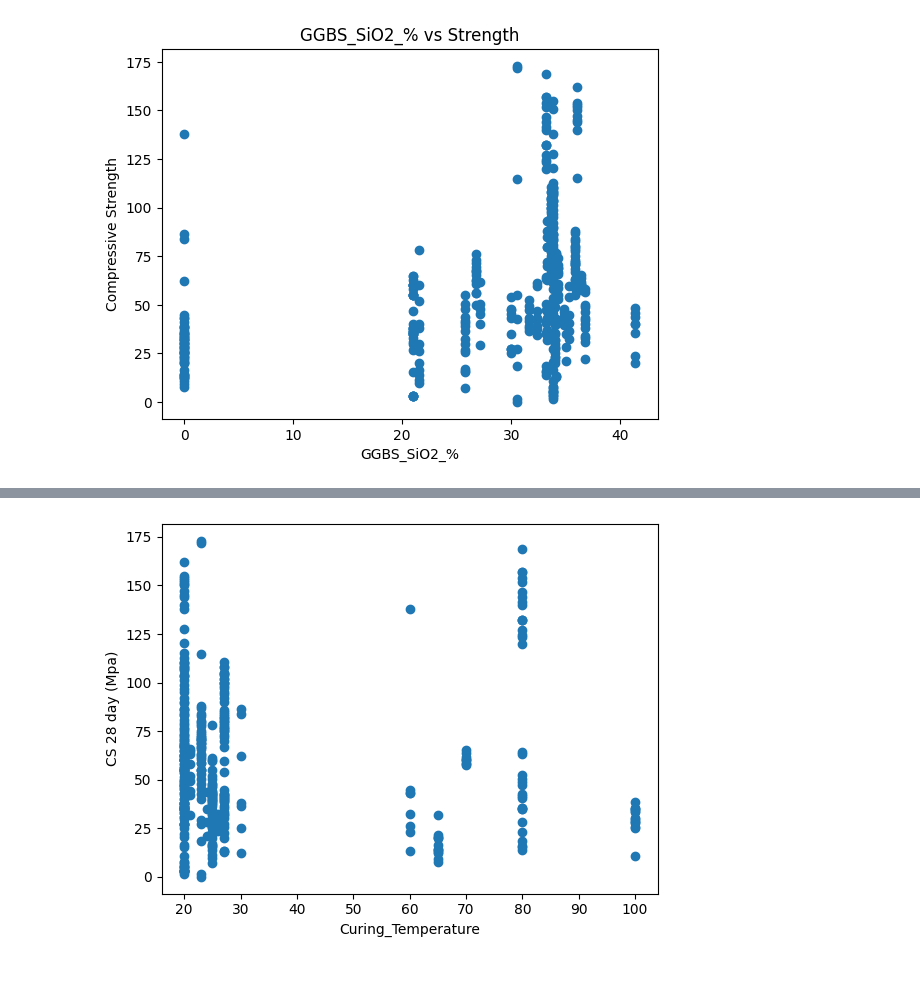
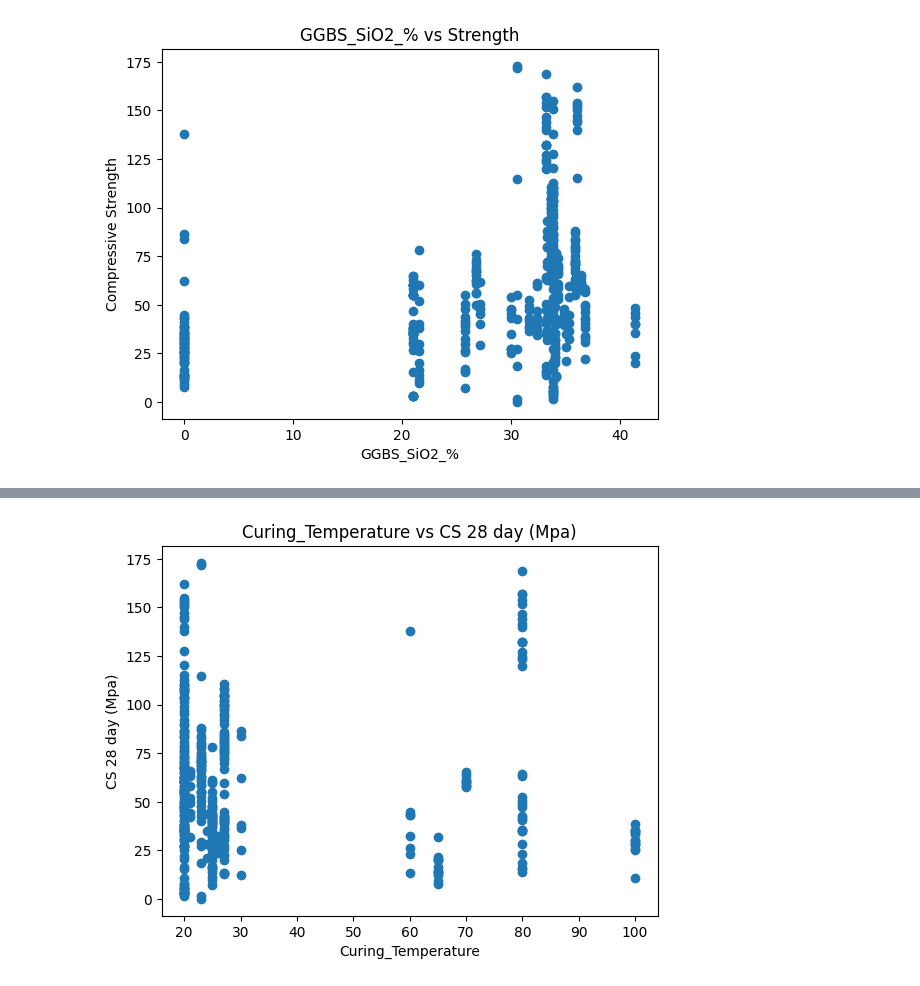
Before and after one commit to Prayash1432/Capstone-Final, a Jupyter notebook: Code.ipynb, the cells around one changed output, grey strips where cells are left out. Saved outputs shown, nothing was run; the diff lists cells and outputs as text; code cells hidden in the pictures.

```diff
--- a/Code.ipynb
+++ b/Code.ipynb
@@ -48,9 +64,10 @@ plt.show()
 # %%
 plt.scatter(dataset['Curing_Temperature'],dataset['CS 28 day (Mpa)'])
 plt.xlabel('Curing_Temperature')
 plt.ylabel('CS 28 day (Mpa)')
+plt.title("Curing_Temperature vs CS 28 day (Mpa)")
 plt.show()
 # %% [output]
-[figure, old version]
+[figure, new version]
 # %%
 plt.scatter(dataset['Relative Humidity'], dataset["CS 28 day (Mpa)"])
```
Also changed, not shown: parts of 13 cells of this notebook.
